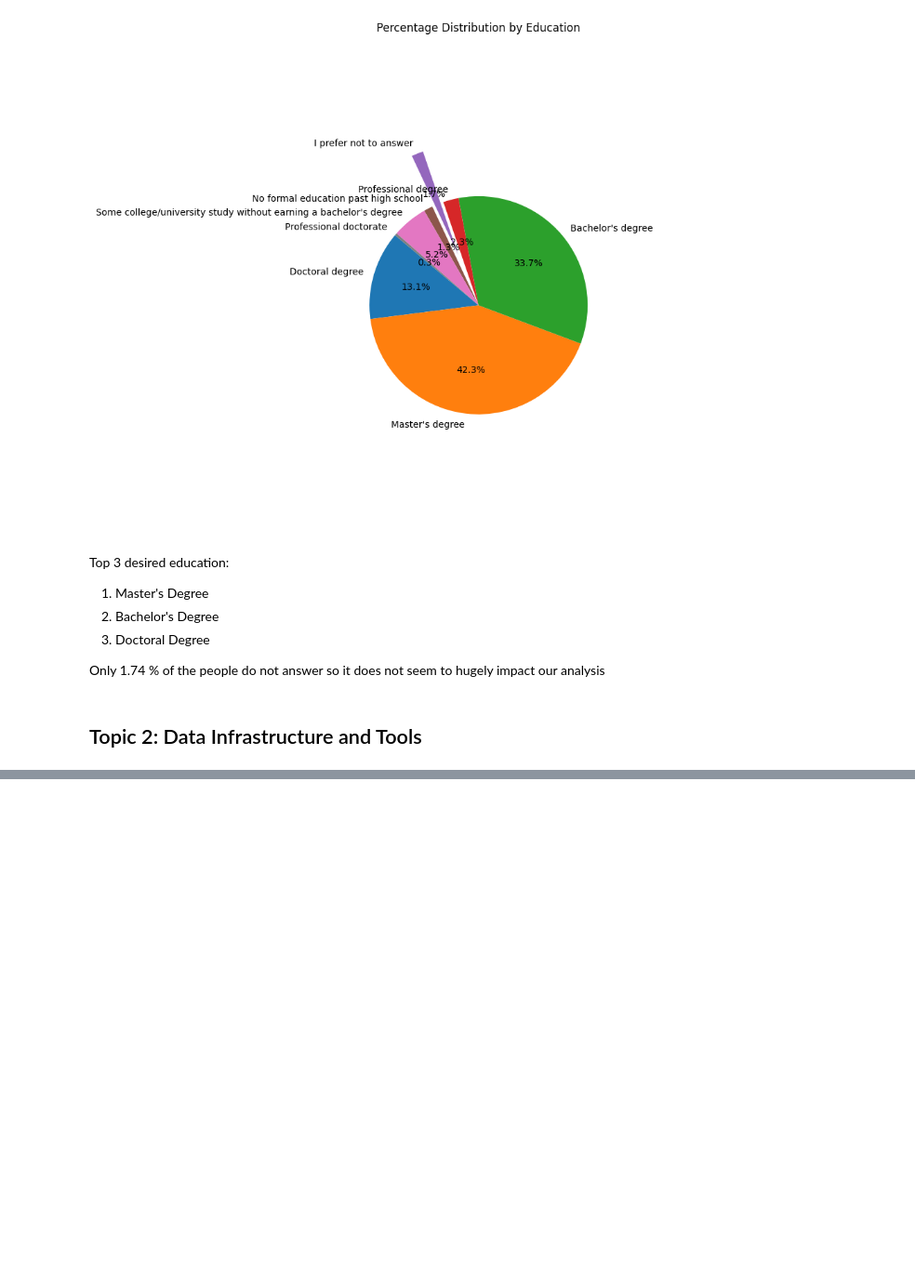
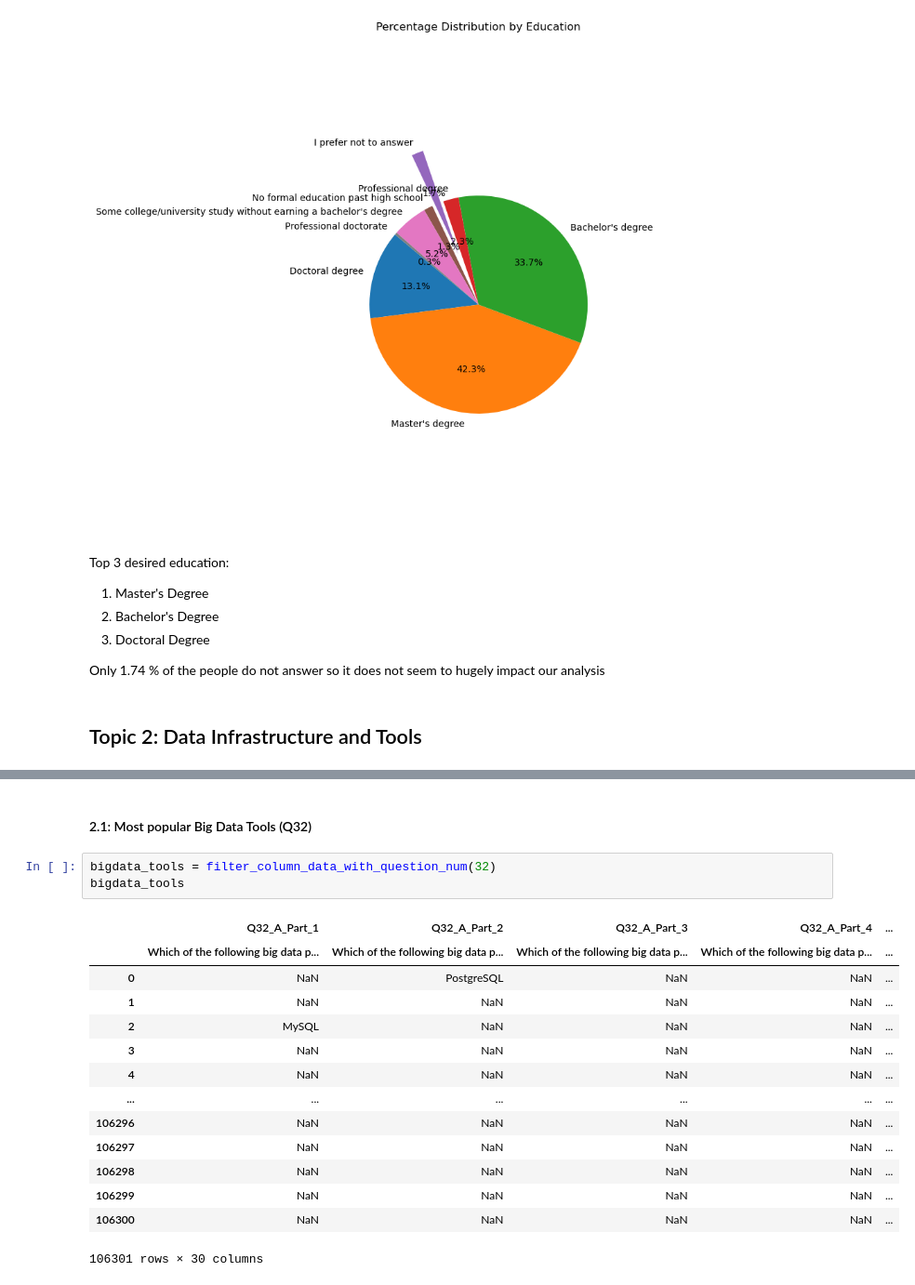
Before and after one commit to ya-min-thu/ML-Case-Studies, a Jupyter notebook: code/part1.ipynb, the cells around one changed output, grey strips where cells are left out. Shown at 93% size. Drawn from its saved outputs; the diff is of its cells as text; blank space fills up the shorter version.

```diff
--- a/code/part1.ipynb
+++ b/code/part1.ipynb
@@ -747,3 +746,23 @@ questionnaire[questionnaire['question_group'] == 'Data Infrastructure and Tools'
 | 27 | 35 | 1 | 0 | Which of the following business i... | [Q35] | NaN | Data Infrastructure and Tools |
 | 29 | 33 | 1 | 0 | Which of the following big data p... | [Q33] | NaN | Data Infrastructure and Tools |
 | 32 | 11 | 1 | 0 | What type of computing platform d... | [Q11] | NaN | Data Infrastructure and Tools |
+# %% [markdown]
+#### 2.1: Most popular Big Data Tools (Q32)
+# %%
+bigdata_tools = filter_column_data_with_question_num(32)
+bigdata_tools
+# %% [output]
+|  | Q32_A_Part_1 | Q32_A_Part_2 | Q32_A_Part_3 | Q32_A_Part_4 | ... |
+|  | Which of the following big data p... | Which of the following big data p... | Which of the following big data p... | Which of the following big data p... | ... |
+| 0 | NaN | PostgreSQL | NaN | NaN | ... |
+| 1 | NaN | NaN | NaN | NaN | ... |
+| 2 | MySQL | NaN | NaN | NaN | ... |
+| 3 | NaN | NaN | NaN | NaN | ... |
+| 4 | NaN | NaN | NaN | NaN | ... |
+| ... | ... | ... | ... | ... | ... |
+| 106296 | NaN | NaN | NaN | NaN | ... |
+| 106297 | NaN | NaN | NaN | NaN | ... |
+| 106298 | NaN | NaN | NaN | NaN | ... |
+| 106299 | NaN | NaN | NaN | NaN | ... |
+| 106300 | NaN | NaN | NaN | NaN | ... |
+106301 rows × 30 columns
```
Also changed, not shown: parts of 10 cells of this notebook.
